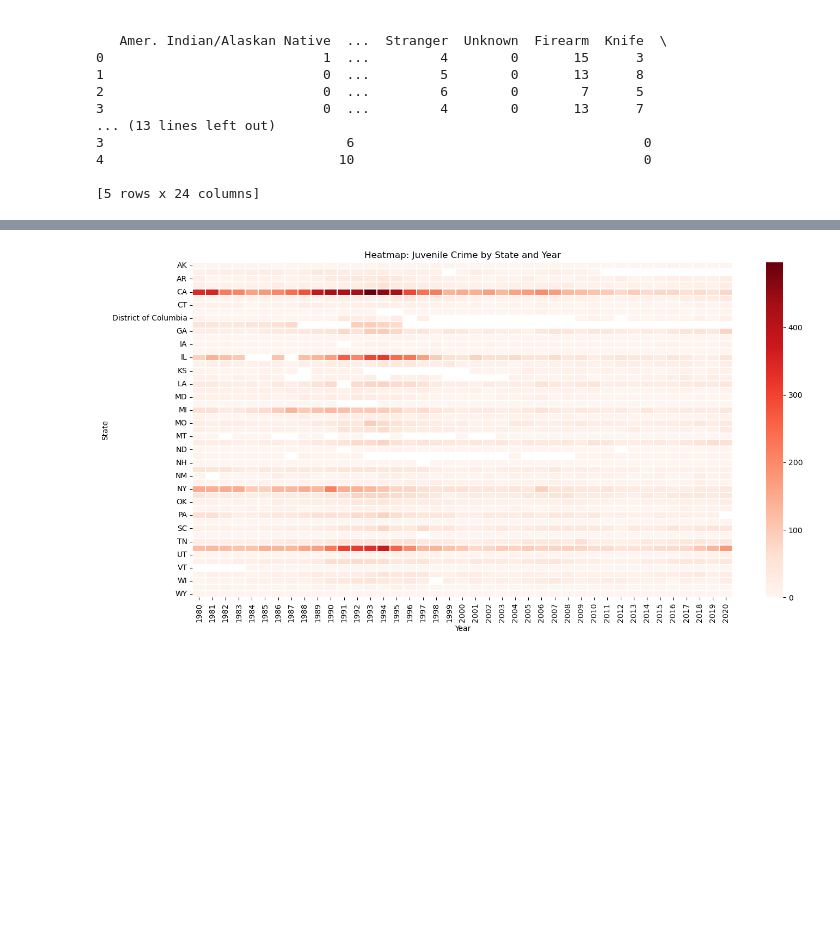
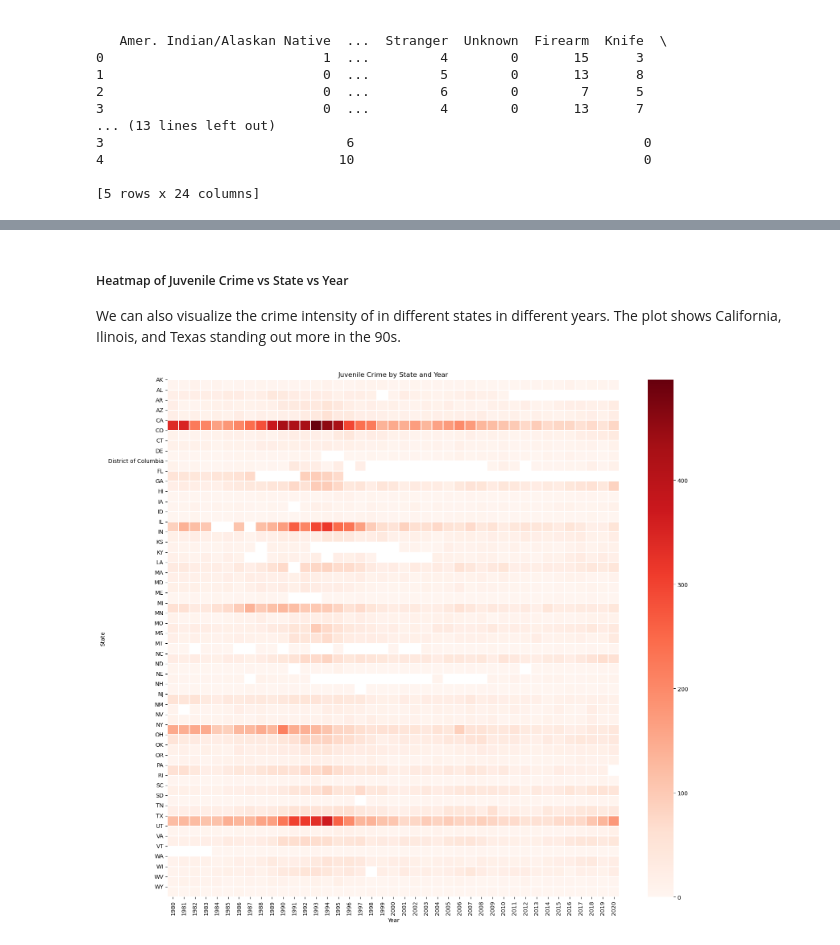
Before and after one commit to nsano1/CSE572FinalProject, a Jupyter notebook: exploratory_data_analysis.ipynb, the cells around one changed output, grey strips where cells are left out. Saved outputs shown, nothing was run; the diff lists cells and outputs as text; code cells hidden in the pictures; blank space fills up the shorter version.

```diff
--- a/exploratory_data_analysis.ipynb
+++ b/exploratory_data_analysis.ipynb
@@ -65,9 +74,15 @@ state_totals.plot(kind='bar', figsize=(14, 5), title="Total Juvenile Crime by St
+# %% [markdown]
+##### Heatmap of Juvenile Crime vs State vs Year
+We can also visualize the crime intensity of in different states in different years. The plot shows California, Ilinois, and Texas standing out more in the 90s.
 # %%
 # Show intensity
 pivot = eda_data.pivot_table(index='State', columns='Year', values='Total', aggfunc='sum')
-plt.figure(figsize=(16, 8))
-sns.heatmap(pivot, cmap="Reds", linewidths=0.1)
-plt.title("Heatmap: Juvenile Crime by State and Year")
+plt.figure(figsize=(16, 14))
+ax = sns.heatmap(pivot, cmap="Reds", linewidths=0.1)
+ax.set_yticks(np.arange(len(pivot.index)))
+ax.set_yticklabels(pivot.index, rotation=0)
+ax.set_title("Juvenile Crime by State and Year")
+plt.tight_layout()
 plt.show()
 # %% [output]
-[figure, old version]
+[figure, new version]
```
Also changed, not shown: parts of 8 cells of this notebook.
